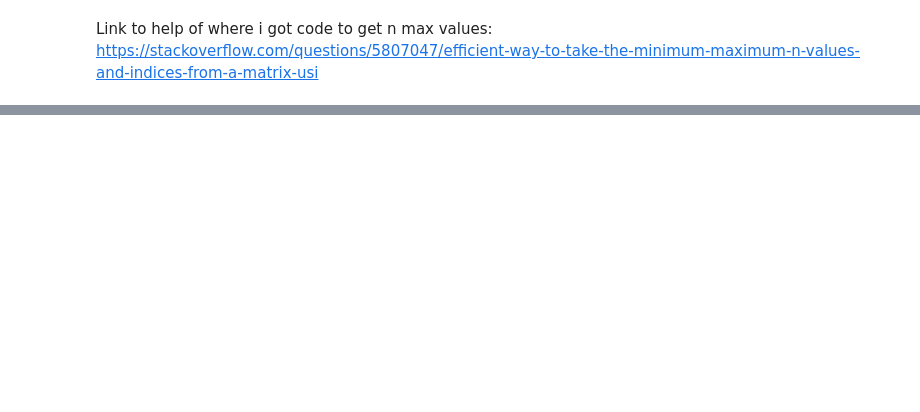
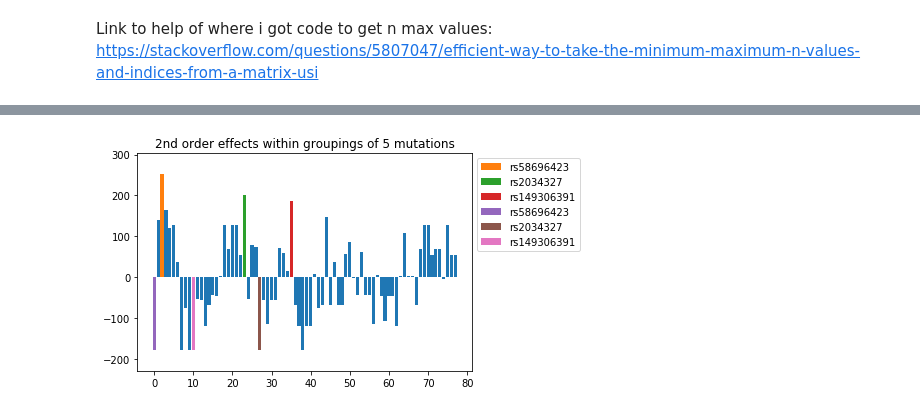
Before and after one commit to rosagarza/Genomics, a Jupyter notebook: Genomics_N_choose_K.ipynb, the cells around one changed output, grey strips where cells are left out. Cells and saved outputs as stored; diff of their text form; code cells hidden in the pictures; blank space fills up the shorter version.

```diff
--- a/Genomics_N_choose_K.ipynb
+++ b/Genomics_N_choose_K.ipynb
@@ -805,5 +765,0 @@ def find_peaks(mallow_vecs,top):
-# %%
-first_ord.sort()
-print(first_ord[-3])
-print(first_ord)
-diction.get(20)
@@ -848,0 +834,15 @@ test=np.array([first_ord,sec_ord])
+# %%
+x_axis_2 = np.arange(len(sec_ord))
+
+plt.bar(x_axis_2,sec_ord, align='center')
+plt.title('2nd order effects within groupings of 5 mutations')
+plt.ylim((min(sec_ord)-50),(max(sec_ord)+50))
+for i in range(len(top_vals)):
+    plt.bar(top_vals[i],sec_ord[top_vals[i]], align='center',label=peak_gene_names[i][0])
+for j in range(len(top_min_vals)):
+    plt.bar(top_min_vals[j],sec_ord[top_min_vals[j]], align='center',label=peak_gene_names[j][0])
+plt.legend(bbox_to_anchor=(1, 1))
+plt.savefig("plots/SecondOrder_13_5.png",bbox_inches="tight")
+plt.show()
+# %% [output]
+[figure, added]
```
Also changed, not shown: parts of 33 cells of this notebook.
